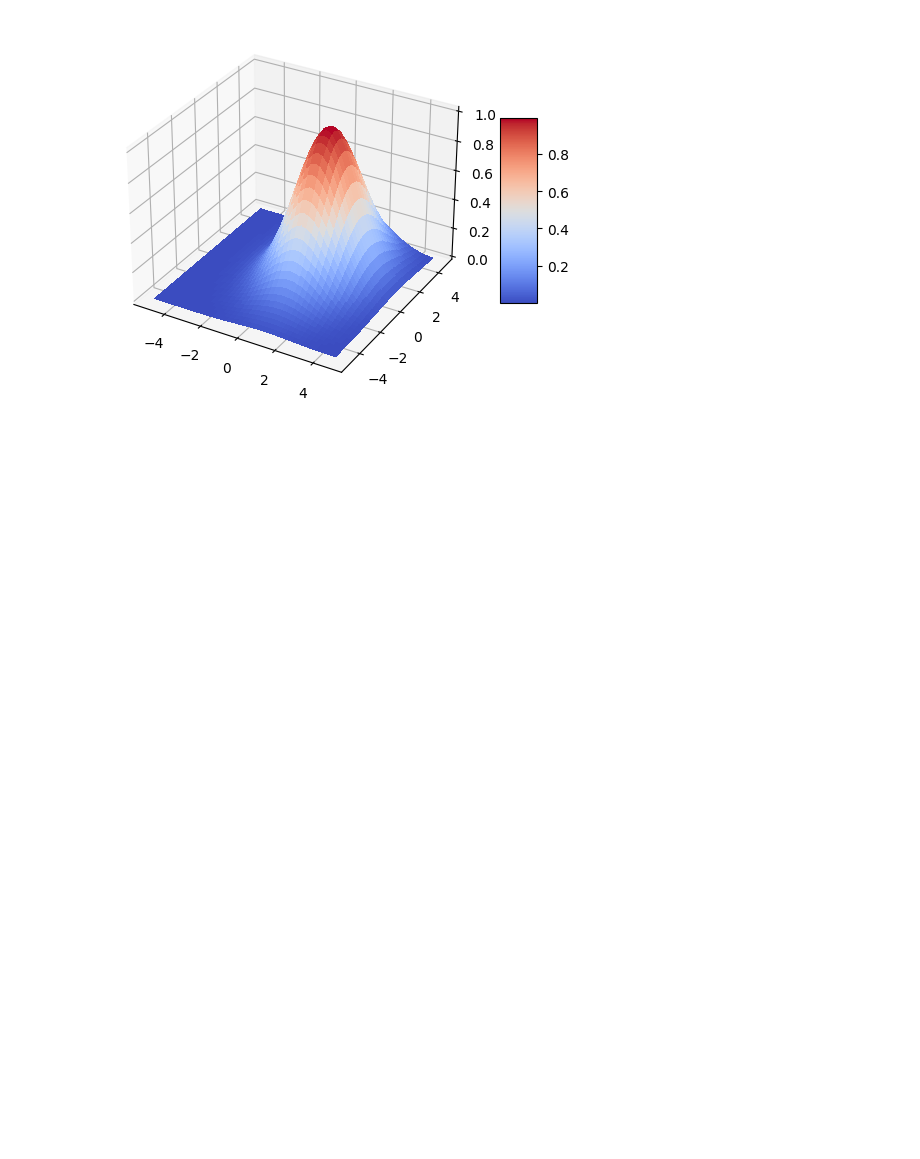
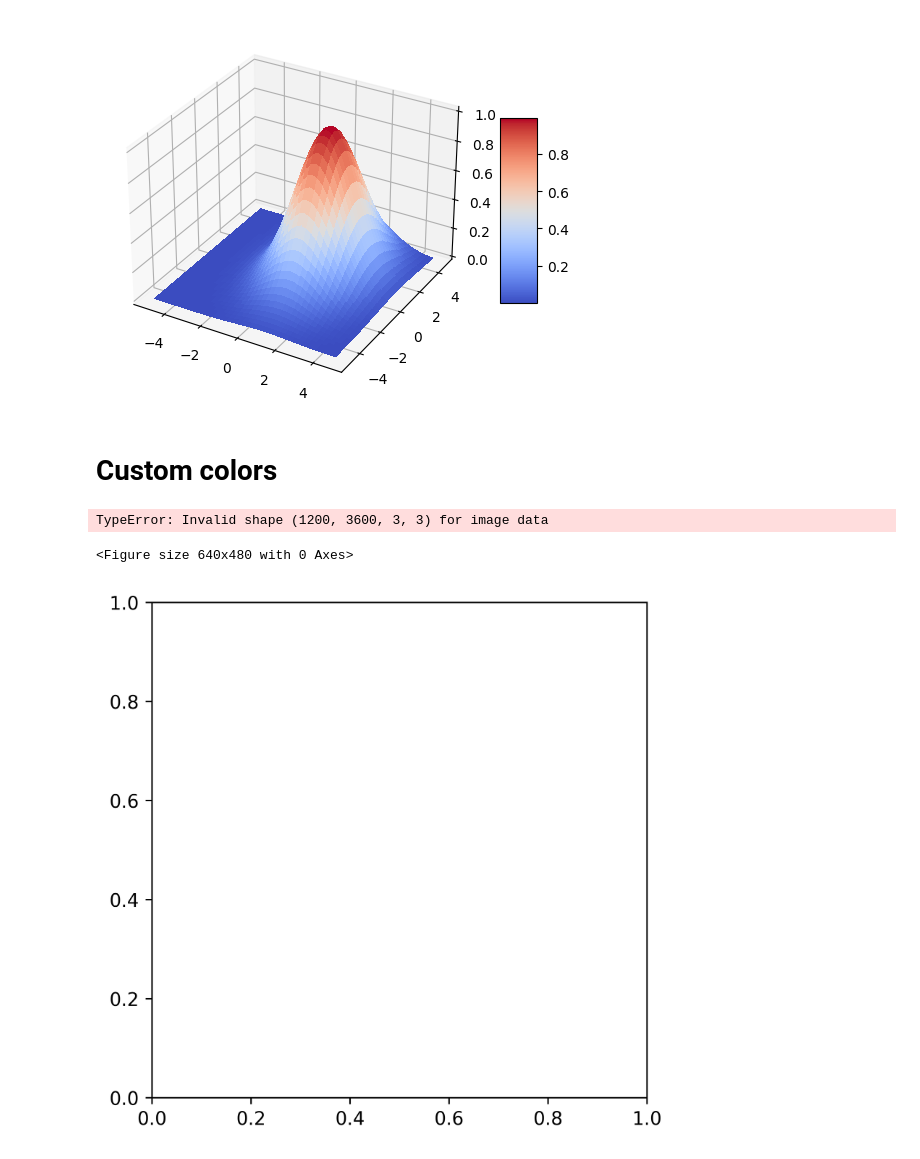
Before and after one commit to jasoneveleth/hdcms-python, a Jupyter notebook: examples/paper_visualization.ipynb, the cells around one changed output. Saved outputs shown, nothing was run; the diff lists cells and outputs as text; code cells hidden in the pictures; blank space fills up the shorter version.

```diff
--- a/examples/paper_visualization.ipynb
+++ b/examples/paper_visualization.ipynb
@@ -61,6 +61,8 @@ im2.save("/tmp/output1.png")
 <Figure size 640x480 with 0 Axes>
 # %%
-plt.scatter(x=a[:,0], y=a[:,1], c=colors)
+shapes = ['o', 'X', '*', 'p', 'D', 'd', '^']
+for i in range(7):
+    plt.scatter(x=a[i*3:i*3+3,0], y=a[i*3:i*3+3,1], c=colors[i*3:i*3+3], marker=shapes[i])
 plt.show()
 # %% [output]
 [figure]
@@ -84,3 +86,5 @@ fig.colorbar(surf, shrink=0.5, aspect=5)
 plt.savefig("/tmp/3dgaussian.png")
 # %% [output]
 [figure]
+# %% [markdown]
+# Custom colors
@@ -86,0 +139,18 @@ plt.savefig("/tmp/3dgaussian.png")
+# %%
+r = (1, 0, 0)
+g = (0, 1, 0)
+b = (0, 0, 1)
+w = (1, 1, 1)
+
+# axis = (min_x, min_y, max_x, max_y)
+twod_axis = (-0.1, -0.1, 1.2, 0.5)
+im = write_image(sum_stat_2d, [g, b, r], config=image_config, context=stats_context, axis_limits=twod_axis)
+im.save("/tmp/output2.png")
+
+oned_axis = (-0.12, -0.1, 1.32, 0.6)
+im2 = write_image(sum_stat_1d, [r]*4 + [w]*2 + [g] + [w]*4 + [b], config=image_config, context=stats_context, axis_limits=oned_axis)
+im2.save("/tmp/output1.png")
+# %% [output]
+TypeError: Invalid shape (1200, 3600, 3, 3) for image data
+<Figure size 640x480 with 0 Axes>
+[figure, added]
```
Also changed, not shown: parts of 3 cells of this notebook, 1 other file.
